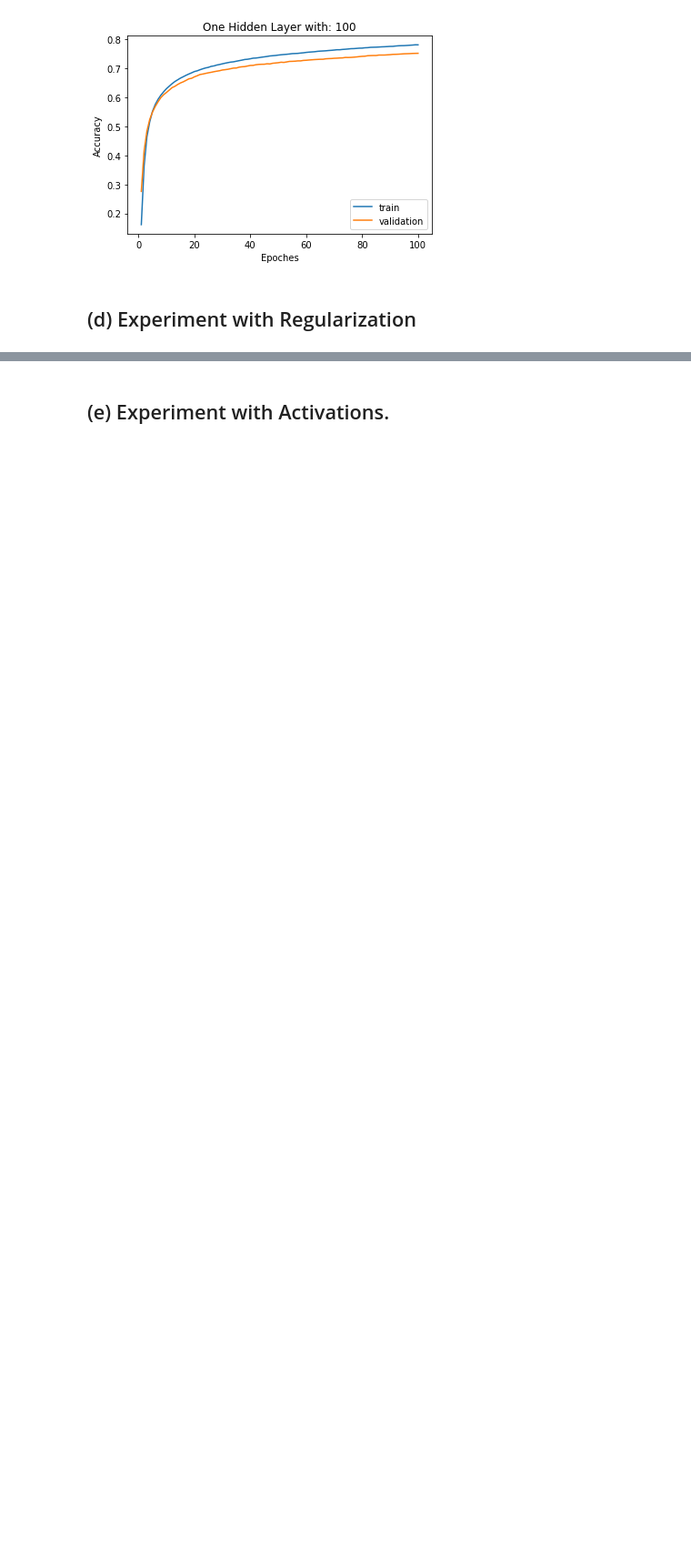
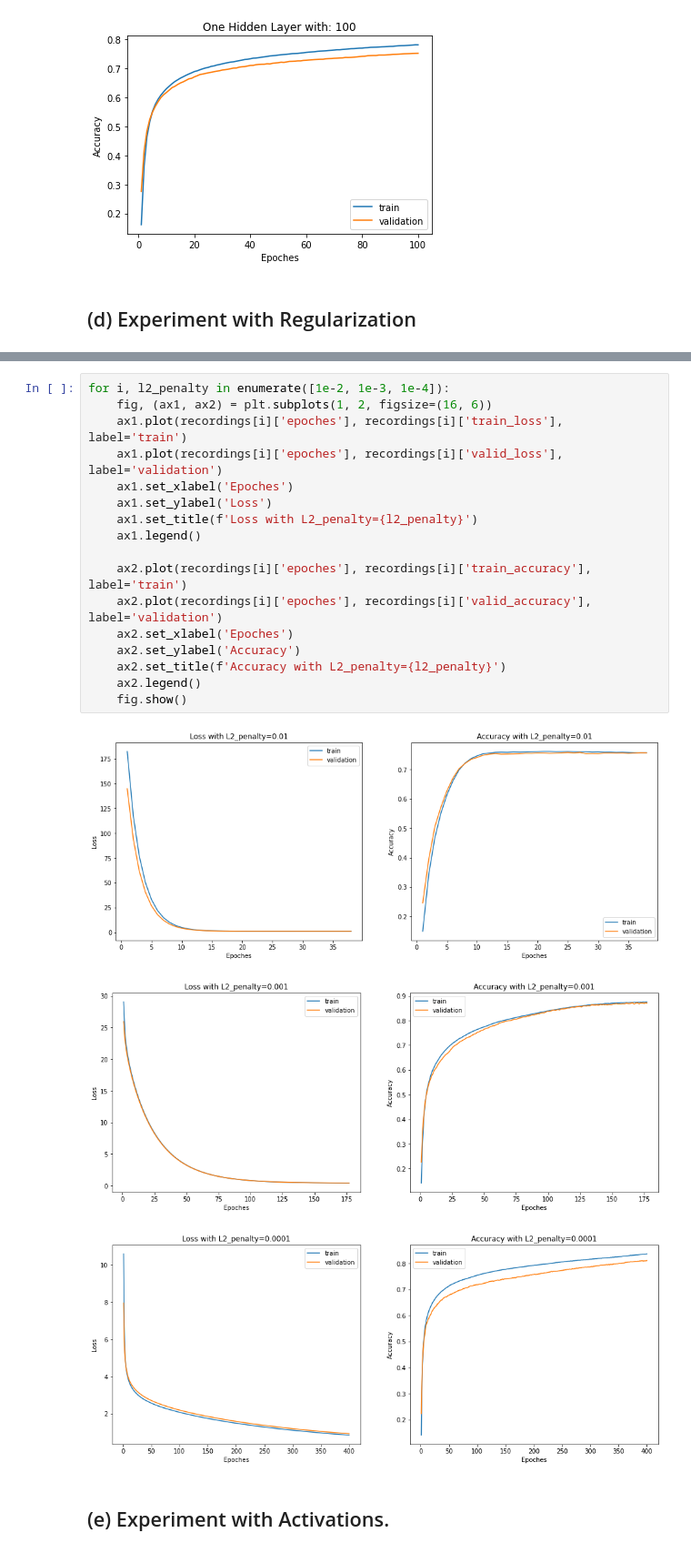
Before and after one commit to arition/CSE251B-PA, a Jupyter notebook: PA2/PA2.ipynb, the cells around one changed output, grey strips where cells are left out. Shown: that part at 91% size. Cells and saved outputs as stored; diff of their text form; blank space fills up the shorter version.

Commit message:
add plots

```diff
--- a/PA2/PA2.ipynb
+++ b/PA2/PA2.ipynb
@@ -434,3 +434,24 @@ l2_penalty: 0.0001, max test accuracy: 0.7881
+# %%
+for i, l2_penalty in enumerate([1e-2, 1e-3, 1e-4]):
+    fig, (ax1, ax2) = plt.subplots(1, 2, figsize=(16, 6))
+    ax1.plot(recordings[i]['epoches'], recordings[i]['train_loss'], label='train')
+    ax1.plot(recordings[i]['epoches'], recordings[i]['valid_loss'], label='validation')
+    ax1.set_xlabel('Epoches')
+    ax1.set_ylabel('Loss')
+    ax1.set_title(f'Loss with L2_penalty={l2_penalty}')
+    ax1.legend()
+
+    ax2.plot(recordings[i]['epoches'], recordings[i]['train_accuracy'], label='train')
+    ax2.plot(recordings[i]['epoches'], recordings[i]['valid_accuracy'], label='validation')
+    ax2.set_xlabel('Epoches')
+    ax2.set_ylabel('Accuracy')
+    ax2.set_title(f'Accuracy with L2_penalty={l2_penalty}')
+    ax2.legend()
+    fig.show()
+# %% [output]
+[figure, added]
+[figure, added]
+[figure, added]
 # %% [markdown]
 ## (e) Experiment with Activations.
 # %%
```
Also changed, not shown: parts of 3 cells of this notebook, 7 other files.
